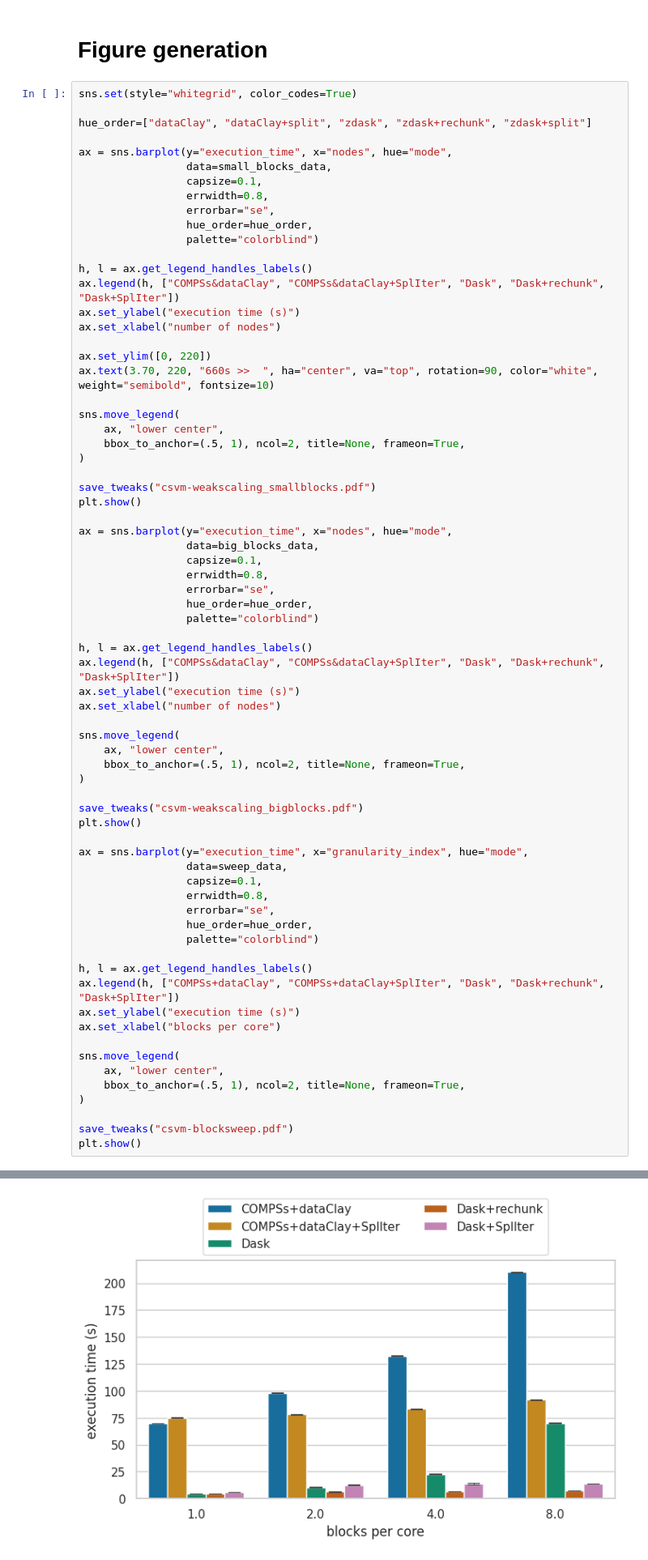
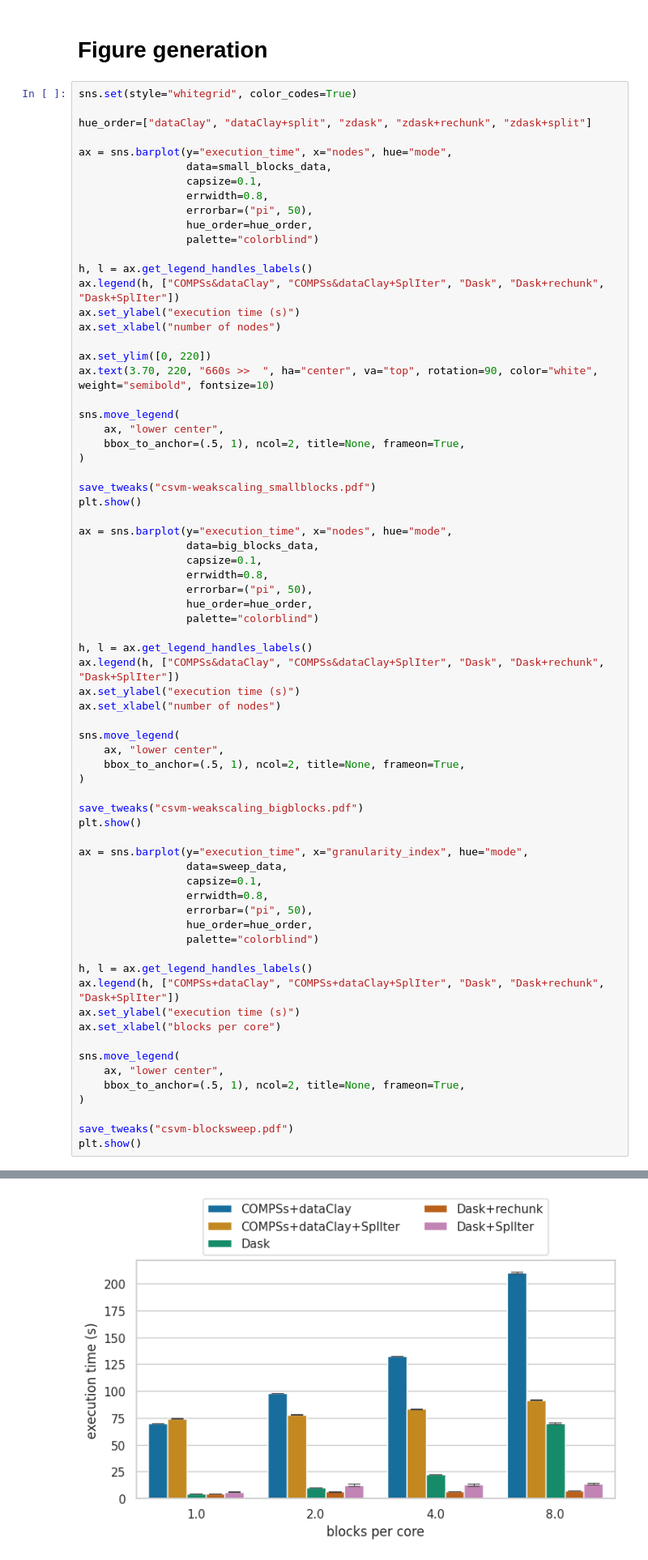
Before and after one commit to bsc-dom/split-miniapps, a Jupyter notebook: analysis/csvm.ipynb, the cells around one changed output, grey strips where cells are left out. Shown: that part at 81% size. Saved outputs shown, nothing was run; the diff lists cells and outputs as text.

```diff
--- a/analysis/csvm.ipynb
+++ b/analysis/csvm.ipynb
@@ -183,7 +183,7 @@ ax = sns.barplot(y="execution_time", x="nodes", hue="mode",
                  data=small_blocks_data,
                  capsize=0.1,
                  errwidth=0.8,
-                 errorbar="se",
+                 errorbar=("pi", 50),
                  hue_order=hue_order,
                  palette="colorblind")
 
@@ -207,7 +207,7 @@ ax = sns.barplot(y="execution_time", x="nodes", hue="mode",
                  data=big_blocks_data,
                  capsize=0.1,
                  errwidth=0.8,
-                 errorbar="se",
+                 errorbar=("pi", 50),
                  hue_order=hue_order,
                  palette="colorblind")
 
@@ -219,32 +219,32 @@ ax.set_xlabel("number of nodes")
 sns.move_legend(
     ax, "lower center",
     bbox_to_anchor=(.5, 1), ncol=2, title=None, frameon=True,
 )
 
 save_tweaks("csvm-weakscaling_bigblocks.pdf")
 plt.show()
 
 ax = sns.barplot(y="execution_time", x="granularity_index", hue="mode",
                  data=sweep_data,
                  capsize=0.1,
                  errwidth=0.8,
-                 errorbar="se",
+                 errorbar=("pi", 50),
                  hue_order=hue_order,
                  palette="colorblind")
 
 h, l = ax.get_legend_handles_labels()
 ax.legend(h, ["COMPSs+dataClay", "COMPSs+dataClay+SplIter", "Dask", "Dask+rechunk", "Dask+SplIter"])
 ax.set_ylabel("execution time (s)")
 ax.set_xlabel("blocks per core")
 
 sns.move_legend(
     ax, "lower center",
     bbox_to_anchor=(.5, 1), ncol=2, title=None, frameon=True,
 )
 
 save_tweaks("csvm-blocksweep.pdf")
 plt.show()
 # %% [output]
 [figure]
 [figure]
-[figure, old version]
+[figure, new version]
```
Also changed, not shown: parts of 4 cells of this notebook, 15 other files.
